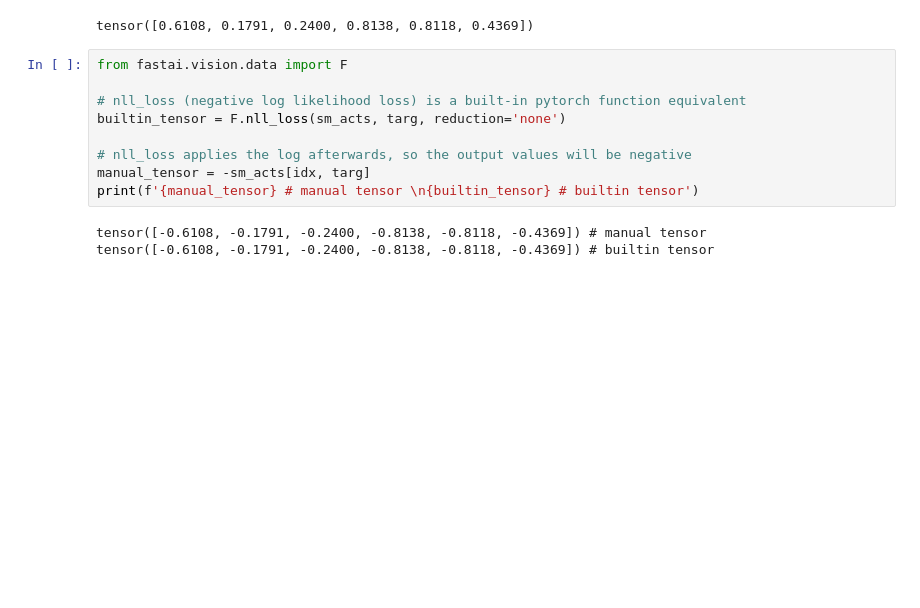
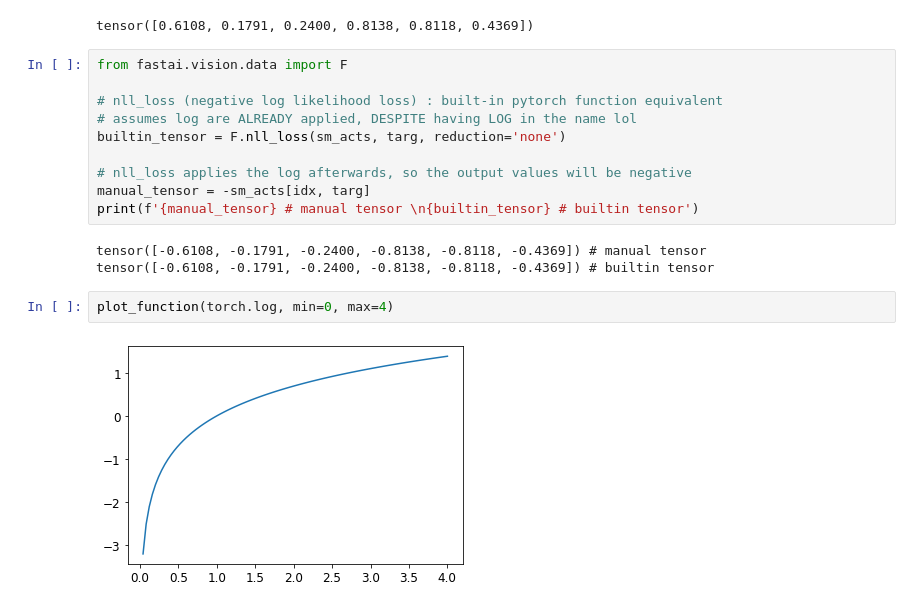
Before and after one commit to miketon/JupyterJeep, a Jupyter notebook: fast-ai-chapter05-image-classification.ipynb, the cells around one changed output. Saved outputs shown, nothing was run; the diff lists cells and outputs as text; blank space fills up the shorter version.

```diff
--- a/fast-ai-chapter05-image-classification.ipynb
+++ b/fast-ai-chapter05-image-classification.ipynb
@@ -231,7 +231,8 @@ tensor([0.6108, 0.1791, 0.2400, 0.8138, 0.8118, 0.4369])
 # %%
 from fastai.vision.data import F
 
-# nll_loss (negative log likelihood loss) is a built-in pytorch function equivalent
+# nll_loss (negative log likelihood loss) : built-in pytorch function equivalent
+# assumes log are ALREADY applied, DESPITE having LOG in the name lol
 builtin_tensor = F.nll_loss(sm_acts, targ, reduction='none')
 
 # nll_loss applies the log afterwards, so the output values will be negative
@@ -240,3 +241,7 @@ print(f'{manual_tensor} # manual tensor \n{builtin_tensor} # builtin tensor')
 # %% [output]
 tensor([-0.6108, -0.1791, -0.2400, -0.8138, -0.8118, -0.4369]) # manual tensor
 tensor([-0.6108, -0.1791, -0.2400, -0.8138, -0.8118, -0.4369]) # builtin tensor
+# %%
+plot_function(torch.log, min=0, max=4)
+# %% [output]
+[figure, added]
```
Also changed, not shown: parts of 15 cells of this notebook.
